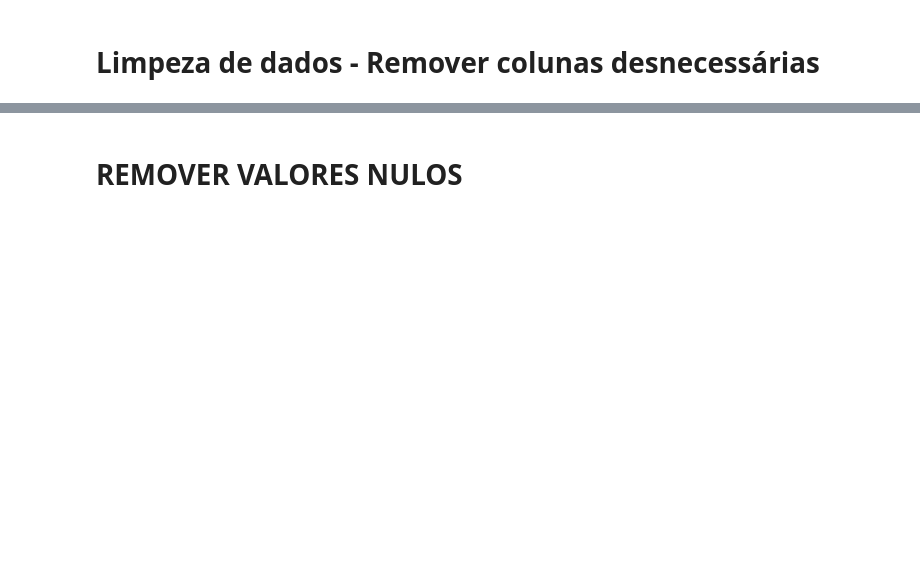
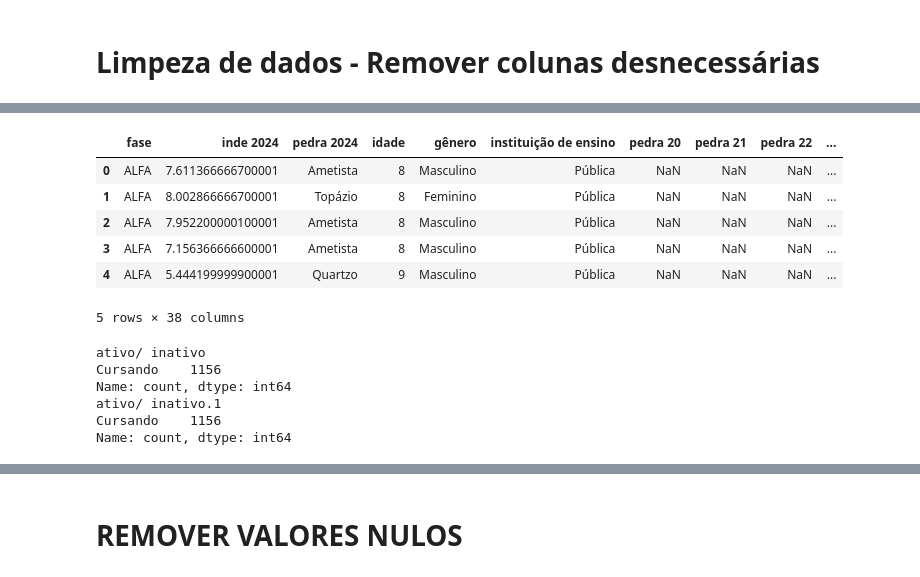
Before and after one commit to ghpascon/tech_challenge_fase5, a Jupyter notebook: notebooks/1_data_processing.ipynb, the cells around one changed output, grey strips where cells are left out. Cells and saved outputs as stored; diff of their text form; code cells hidden in the pictures; blank space fills up the shorter version.

```diff
--- a/notebooks/1_data_processing.ipynb
+++ b/notebooks/1_data_processing.ipynb
@@ -68,21 +113,23 @@ for k, v in aluno.items():
 # %%
 # Colunas que serão removidas (ajuste conforme necessário)
 unused_columns = [
-    col for col in df.columns
-    if col.startswith('nome') or
-    col.startswith('data') or
-    col.startswith('ano') or
-    col.startswith('ra') or
-    col.startswith('avaliador') or
-    col.startswith('nº') or
-    col.startswith('turma')
+	col
+	for col in df.columns
+	if col.startswith('nome')
+	or col.startswith('data')
+	or col.startswith('ano')
+	or col.startswith('ra')
+	or col.startswith('avaliador')
+	or col.startswith('nº')
+	or col.startswith('turma')
 ]
 
 if unused_columns:
-    logging.info(f"Removendo {len(unused_columns)} colunas desnecessárias: {unused_columns}")
-    df = df.drop(columns=unused_columns)
-    logging.info(f"DataFrame após limpeza: {df.shape[0]} linhas, {df.shape[1]} colunas")
+	logging.info(f'Removendo {len(unused_columns)} colunas desnecessárias: {unused_columns}')
+	df = df.drop(columns=unused_columns)
+	logging.info(f'DataFrame após limpeza: {df.shape[0]} linhas, {df.shape[1]} colunas')
 else:
-    logging.info("Nenhuma coluna desnecessária encontrada")
+	logging.info('Nenhuma coluna desnecessária encontrada')
 
 df.head()
+# %% [output]
@@ -89,5 +138,19 @@ df.head()
+|  | fase | inde 2024 | pedra 2024 | idade | gênero | instituição de ensino | pedra 20 | pedra 21 | pedra 22 | ... |
+| 0 | ALFA | 7.611366666700001 | Ametista | 8 | Masculino | Pública | NaN | NaN | NaN | ... |
+| 1 | ALFA | 8.002866666700001 | Topázio | 8 | Feminino | Pública | NaN | NaN | NaN | ... |
+| 2 | ALFA | 7.952200000100001 | Ametista | 8 | Masculino | Pública | NaN | NaN | NaN | ... |
+| 3 | ALFA | 7.156366666600001 | Ametista | 8 | Masculino | Pública | NaN | NaN | NaN | ... |
+| 4 | ALFA | 5.444199999900001 | Quartzo | 9 | Masculino | Pública | NaN | NaN | NaN | ... |
+5 rows × 38 columns
 # %%
-print(df["ativo/ inativo"].value_counts())
-print(df["ativo/ inativo.1"].value_counts())
+print(df['ativo/ inativo'].value_counts())
+print(df['ativo/ inativo.1'].value_counts())
+# %% [output]
+ativo/ inativo
+Cursando    1156
+Name: count, dtype: int64
+ativo/ inativo.1
+Cursando    1156
+Name: count, dtype: int64
 # %%
 # como estao todos cursando vou remover essas colunas
```
Also changed, not shown: parts of 26 cells of this notebook, 4 other files.
